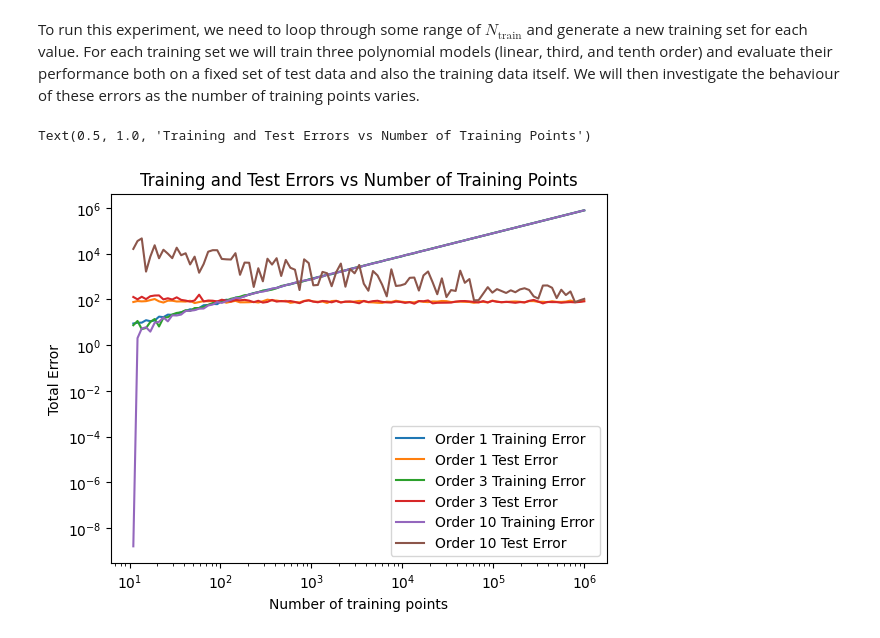
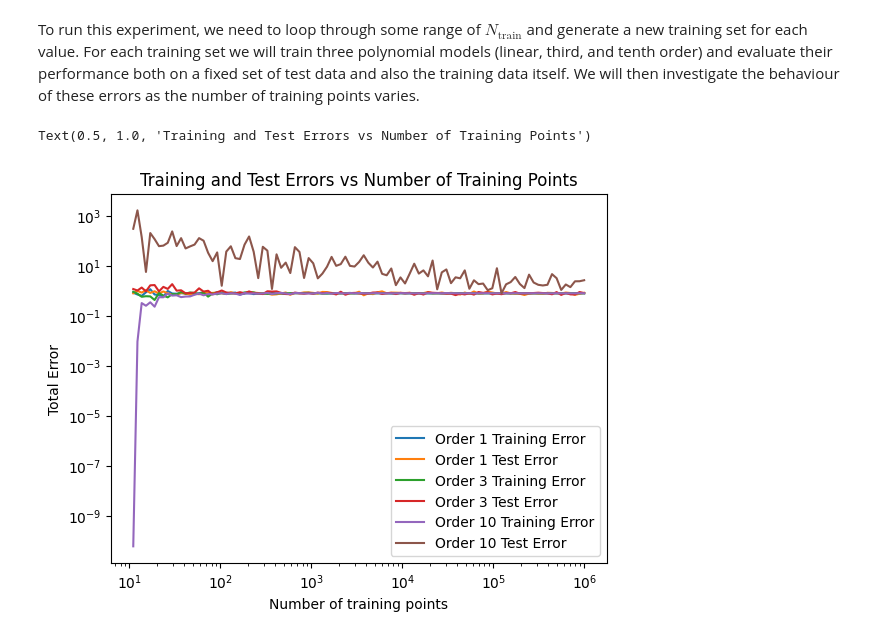
Before and after one commit to AlexBM173/MPhil-DiS, a Jupyter notebook: M1/Example sheet 1/es1_question2.ipynb, the cells around one changed output. Saved outputs shown, nothing was run; the diff lists cells and outputs as text; code cells hidden in the pictures.

```diff
--- a/M1/Example sheet 1/es1_question2.ipynb
+++ b/M1/Example sheet 1/es1_question2.ipynb
@@ -195,37 +195,37 @@ order_1_test = []
 order_3_train = []
 order_3_test = []
 order_10_train = []
 order_10_test = []
 
 sizes = np.linspace(1,6,100)
 
 for i in [1,3,10]:
     for j in sizes:
         training_errors, test_errors = fit_and_evaluate(int(10 ** j + 1), 1, i, 100, 1)
         if i == 1:
-            order_1_train.append(np.sum(training_errors))
-            order_1_test.append(np.sum(test_errors))
+            order_1_train.append(np.mean(training_errors))
+            order_1_test.append(np.mean(test_errors))
         elif i == 3:
-            order_3_train.append(np.sum(training_errors))
-            order_3_test.append(np.sum(test_errors))
+            order_3_train.append(np.mean(training_errors))
+            order_3_test.append(np.mean(test_errors))
         elif i == 10:
-            order_10_train.append(np.sum(training_errors))
-            order_10_test.append(np.sum(test_errors))
+            order_10_train.append(np.mean(training_errors))
+            order_10_test.append(np.mean(test_errors))
 
 num_points = 10 ** np.linspace(1,6,100) + 1
 
 plt.plot(num_points, order_1_train, label='Order 1 Training Error')
 plt.plot(num_points, order_1_test, label='Order 1 Test Error')
 plt.plot(num_points, order_3_train, label='Order 3 Training Error')
 plt.plot(num_points, order_3_test, label='Order 3 Test Error')
 plt.plot(num_points, order_10_train, label='Order 10 Training Error')
 plt.plot(num_points, order_10_test, label='Order 10 Test Error')
 plt.xscale('log')
 plt.yscale('log')
 plt.xlabel('Number of training points')
 plt.ylabel('Total Error')
 plt.legend()
 plt.title('Training and Test Errors vs Number of Training Points')
 # %% [output]
 Text(0.5, 1.0, 'Training and Test Errors vs Number of Training Points')
-[figure, old version]
+[figure, new version]
```
Also changed, not shown: 1 other file.
